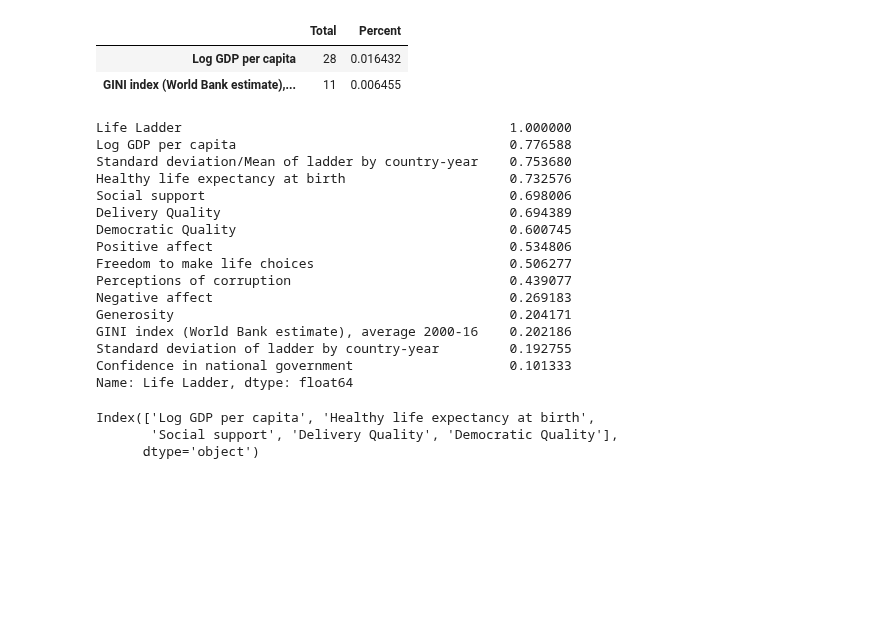
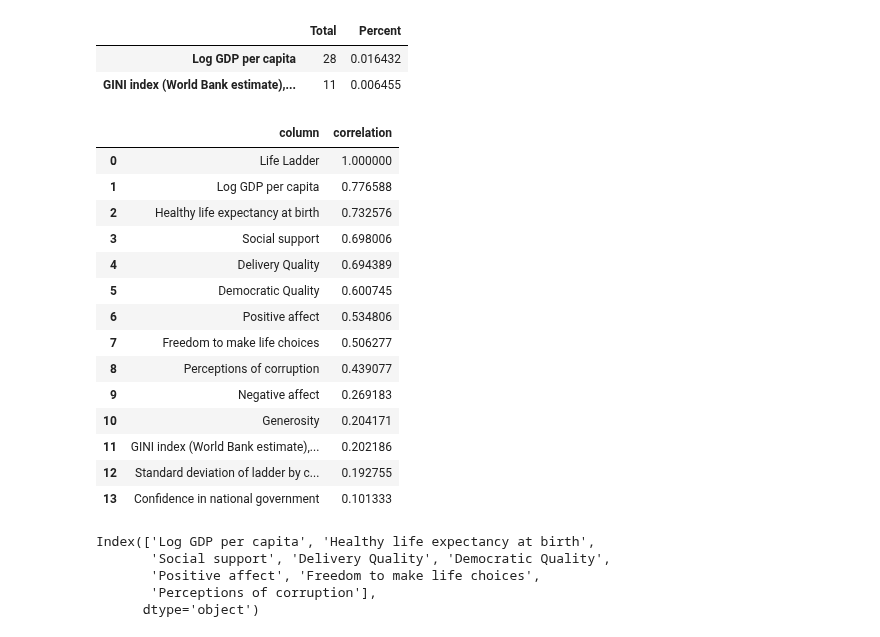
Before and after one commit to daddyprasad5/thinkful, a Jupyter notebook: similarity_model_comparison.ipynb, the cells around one changed output. Saved outputs shown, nothing was run; the diff lists cells and outputs as text; code cells hidden in the pictures; blank space fills up the shorter version.

```diff
--- a/similarity_model_comparison.ipynb
+++ b/similarity_model_comparison.ipynb
@@ -201,58 +168,51 @@ nulls_df[nulls_df.Percent != 0]
 happ_df = happ_df.loc[np.isnan(happ_df["Log GDP per capita"]) == False, :]
 happ_df = happ_df.loc[np.isnan(happ_df["GINI index (World Bank estimate), average 2000-16"]) == False, :]
 # %%
+#find some powerful continuous variables
 cont_cols = ['Life Ladder','Log GDP per capita',
        'Social support', 'Healthy life expectancy at birth',
        'Freedom to make life choices', 'Generosity',
        'Perceptions of corruption', 'Positive affect', 'Negative affect',
        'Confidence in national government', 'Democratic Quality',
        'Delivery Quality', 'Standard deviation of ladder by country-year',
-       'Standard deviation/Mean of ladder by country-year',
        'GINI index (World Bank estimate), average 2000-16']
 
-np.abs(happ_df[cont_cols].corr()).loc[:,"Life Ladder"].sort_values(ascending=False)
+cont_corrs = pd.DataFrame(np.abs(happ_df[cont_cols].corr()).loc[:,"Life Ladder"].sort_values(ascending=False)).reset_index()
+cont_corrs.columns = ["column", "correlation"]
+cont_corrs
 # %% [output]
-Life Ladder                                          1.000000
-Log GDP per capita                                   0.776588
-Standard deviation/Mean of ladder by country-year    0.753680
-Healthy life expectancy at birth                     0.732576
-Social support                                       0.698006
-Delivery Quality                                     0.694389
-Democratic Quality                                   0.600745
-Positive affect                                      0.534806
-Freedom to make life choices                         0.506277
-Perceptions of corruption                            0.439077
-Negative affect                                      0.269183
-Generosity                                           0.204171
-GINI index (World Bank estimate), average 2000-16    0.202186
-Standard deviation of ladder by country-year         0.192755
-Confidence in national government                    0.101333
-Name: Life Ladder, dtype: float64
+|  | column | correlation |
+| 0 | Life Ladder | 1.000000 |
+| 1 | Log GDP per capita | 0.776588 |
+| 2 | Healthy life expectancy at birth | 0.732576 |
+| 3 | Social support | 0.698006 |
+| 4 | Delivery Quality | 0.694389 |
+| 5 | Democratic Quality | 0.600745 |
+| 6 | Positive affect | 0.534806 |
+| 7 | Freedom to make life choices | 0.506277 |
+| 8 | Perceptions of corruption | 0.439077 |
+| 9 | Negative affect | 0.269183 |
+| 10 | Generosity | 0.204171 |
+| 11 | GINI index (World Bank estimate),... | 0.202186 |
+| 12 | Standard deviation of ladder by c... | 0.192755 |
+| 13 | Confidence in national government | 0.101333 |
-# %%
-#find some powerful continuous variables
-
-cont_cols = ['Life Ladder','Log GDP per capita',
-       'Social support', 'Healthy life expectancy at birth',
-       'Freedom to make life choices', 'Generosity',
-       'Perceptions of corruption', 'Positive affect', 'Negative affect',
-       'Confidence in national government', 'Democratic Quality',
-       'Delivery Quality', 'Standard deviation of ladder by country-year',
-       'GINI index (World Bank estimate), average 2000-16']
-
-#take the 5 with the highest correlation with sales price
-cont_corrs = np.abs(happ_df[cont_cols].corr()).loc[:,"Life Ladder"].sort_values(ascending=False)
-top_cont = cont_corrs.head(10)[1:6].index.values
-
-features = pd.DataFrame()
-#add the new columns to the features dataframe
-for cont in top_cont:
-    features[cont] = happ_df[cont]
-
-print(features.columns)
-# %% [output]
-Index(['Log GDP per capita', 'Healthy life expectancy at birth',
-       'Social support', 'Delivery Quality', 'Democratic Quality'],
-      dtype='object')
+# %%
+#take all the columns with correlation 0.40
+
+
+top_cont = cont_corrs.loc[1:,:].loc[cont_corrs.correlation > 0.40, :].column.values
+features = pd.DataFrame()
+#add the new columns to the features dataframe
+for cont in top_cont:
+    features[cont] = happ_df[cont]
+
+print(features.columns)
+# %% [output]
+Index(['Log GDP per capita', 'Healthy life expectancy at birth',
+       'Social support', 'Delivery Quality', 'Democratic Quality',
+       'Positive affect', 'Freedom to make life choices',
+       'Perceptions of corruption'],
+      dtype='object')
 # %%
 #build & compare some linear regression models
 
```
Also changed, not shown: parts of 15 cells of this notebook.
